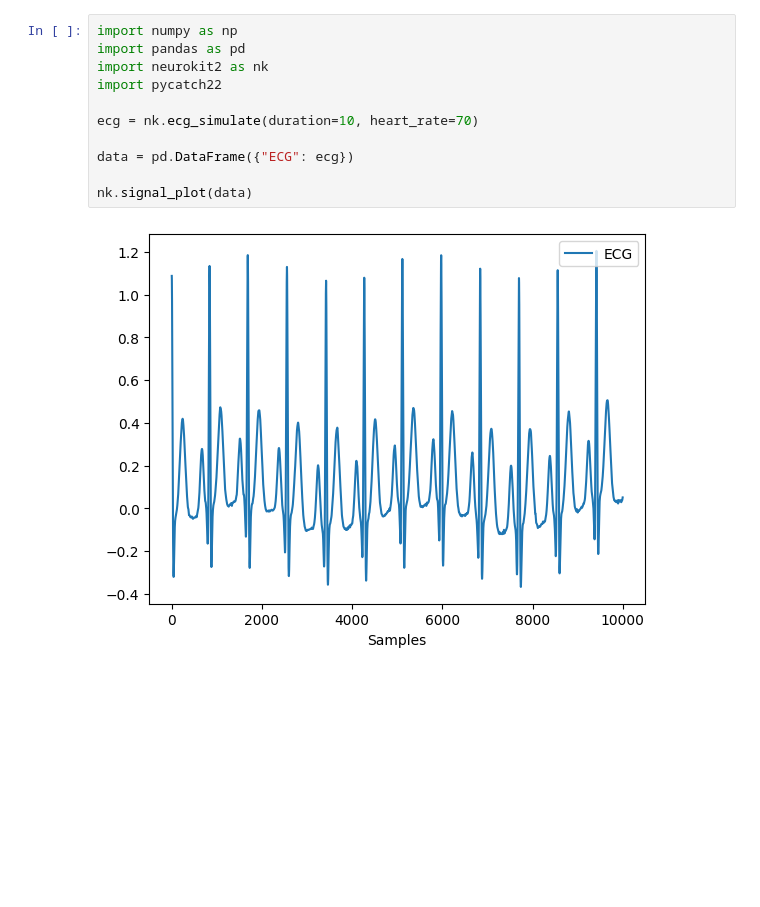
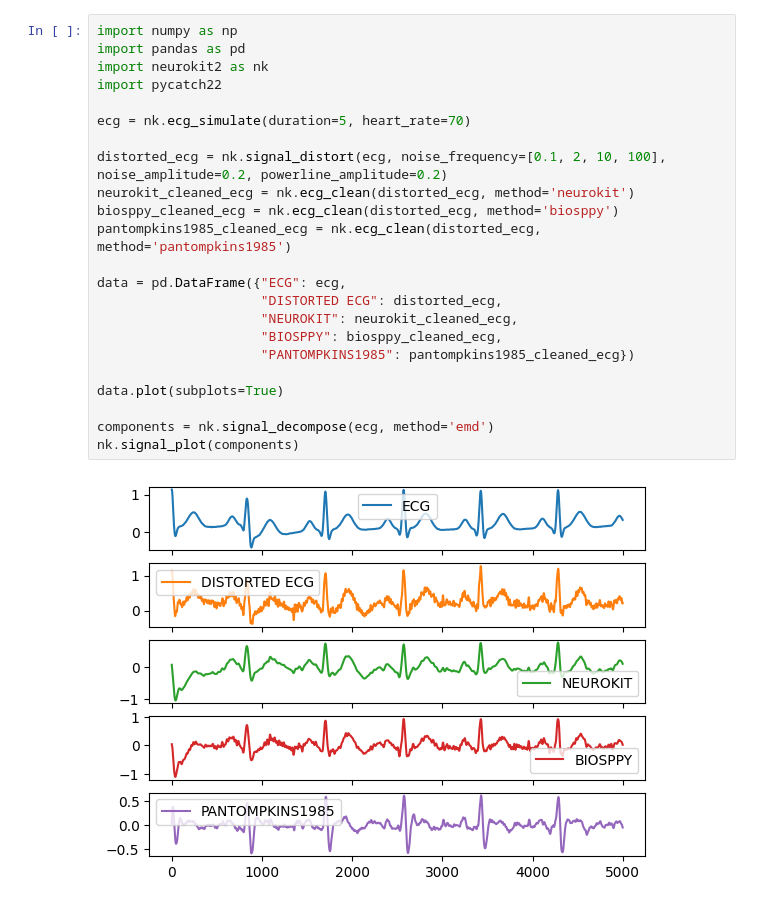
Before and after one commit to Walrusbane524/ECG-machine-leaning, a Jupyter notebook: teste.ipynb, the cells around one changed output. Saved outputs shown, nothing was run; the diff lists cells and outputs as text; blank space fills up the shorter version.

Commit message:
experimentando as funções de signal processing

```diff
--- a/teste.ipynb
+++ b/teste.ipynb
@@ -1,13 +1,25 @@
 # %%
 import numpy as np
 import pandas as pd
 import neurokit2 as nk
 import pycatch22
 
-ecg = nk.ecg_simulate(duration=10, heart_rate=70)
+ecg = nk.ecg_simulate(duration=5, heart_rate=70)
 
-data = pd.DataFrame({"ECG": ecg})
+distorted_ecg = nk.signal_distort(ecg, noise_frequency=[0.1, 2, 10, 100], noise_amplitude=0.2, powerline_amplitude=0.2)
+neurokit_cleaned_ecg = nk.ecg_clean(distorted_ecg, method='neurokit')
+biosppy_cleaned_ecg = nk.ecg_clean(distorted_ecg, method='biosppy')
+pantompkins1985_cleaned_ecg = nk.ecg_clean(distorted_ecg, method='pantompkins1985')
 
-nk.signal_plot(data)
+data = pd.DataFrame({"ECG": ecg,
+                     "DISTORTED ECG": distorted_ecg,
+                     "NEUROKIT": neurokit_cleaned_ecg,
+                     "BIOSPPY": biosppy_cleaned_ecg,
+                     "PANTOMPKINS1985": pantompkins1985_cleaned_ecg})
+
+data.plot(subplots=True)
+
+components = nk.signal_decompose(ecg, method='emd')
+nk.signal_plot(components)
 # %% [output]
-[figure, old version]
+[figure, new version]
```
Also changed, not shown: parts of 1 cell of this notebook.
